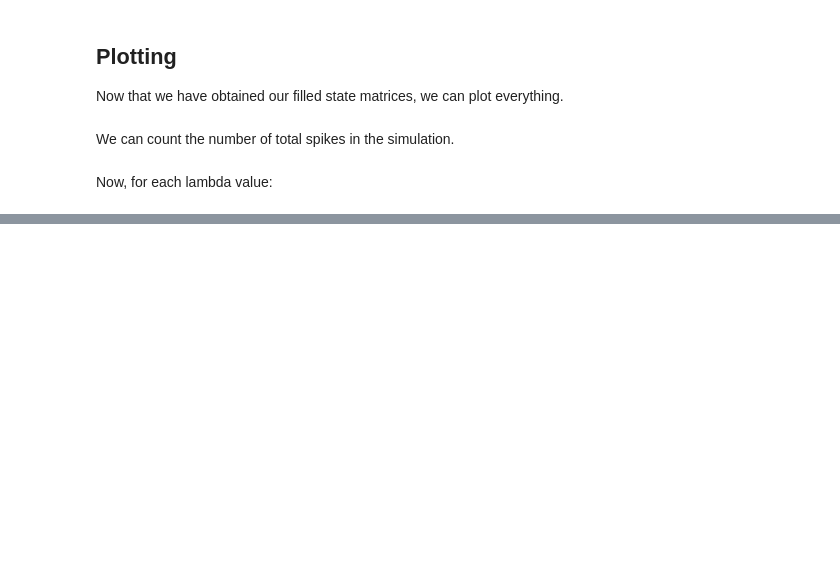
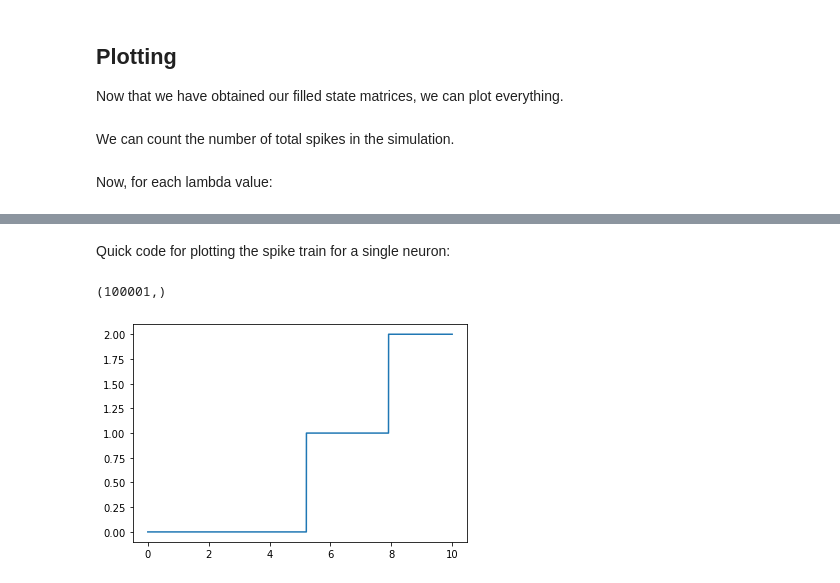
Before and after one commit to FSSlijkhuis/SCN_estimation_and_control, a Jupyter notebook: fig 6-leakage comparison.ipynb, the cells around one changed output, grey strips where cells are left out. Drawn from its saved outputs; the diff is of its cells as text; code cells hidden in the pictures; blank space fills up the shorter version.

Commit message:
Fixed small bug, added a way to see individual spike trains of neuron. Used to check inset labels fig 6

```diff
--- a/fig 6-leakage comparison.ipynb
+++ b/fig 6-leakage comparison.ipynb
@@ -213,0 +216,13 @@ The average number of spikes per second in control period: 158
+# %% [markdown]
+Quick code for plotting the spike train for a single neuron:
+# %%
+lam_index = 0 #From which lambda to plot the spike train
+neuron_nr = 1 #From which neuron to plot the spike train
+
+fig = plt.figure()
+print(r_list[2][2].shape)
+plt.plot(np.arange(0,time+dt,dt),r_list[lam_index][neuron_nr])
+plt.show()
+# %% [output]
+(100001,)
+[figure, added]
```
Also changed, not shown: parts of 6 cells of this notebook, 3 other files.
